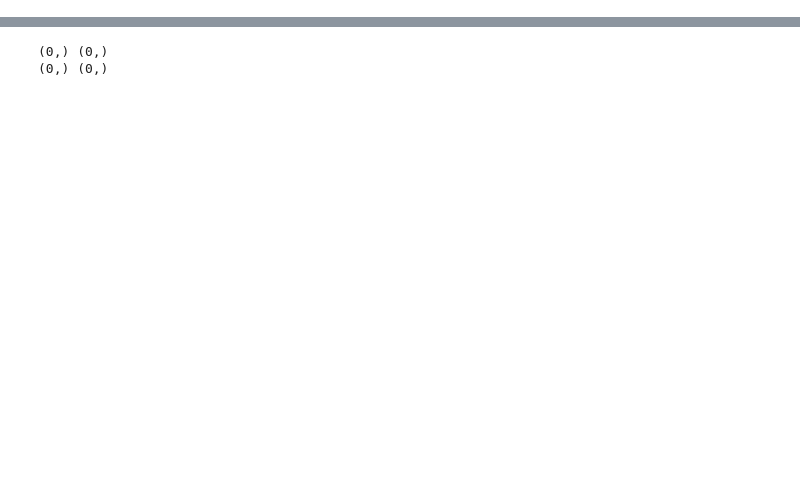
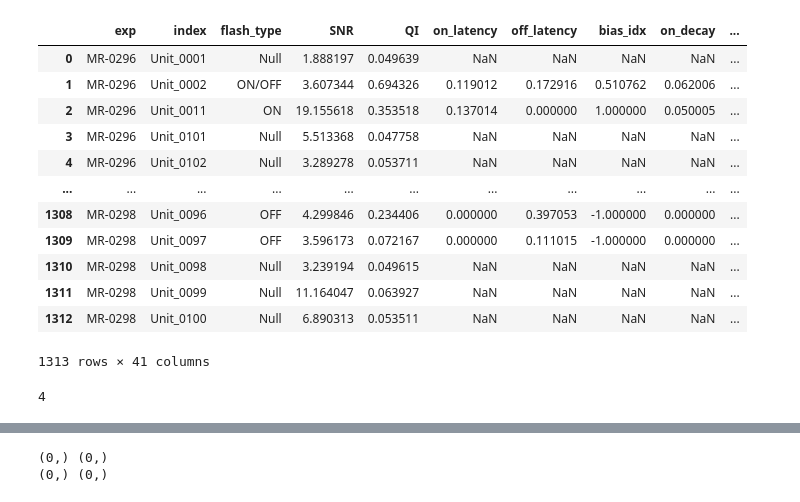
Before and after one commit to pabloreyesrobles/chirp-features, a Jupyter notebook: rgc_clustering.ipynb, the cells around one changed output, grey strips where cells are left out. Saved outputs shown, nothing was run; the diff lists cells and outputs as text; code cells hidden in the pictures; blank space fills up the shorter version.

```diff
--- a/rgc_clustering.ipynb
+++ b/rgc_clustering.ipynb
@@ -214,5 +214,25 @@ MR-0387 reading:
 
 Total cells for clustering: 4
+# %%
+pcells
+# %% [output]
+|  | exp | index | flash_type | SNR | QI | on_latency | off_latency | bias_idx | on_decay | ... |
+| 0 | MR-0296 | Unit_0001 | Null | 1.888197 | 0.049639 | NaN | NaN | NaN | NaN | ... |
+| 1 | MR-0296 | Unit_0002 | ON/OFF | 3.607344 | 0.694326 | 0.119012 | 0.172916 | 0.510762 | 0.062006 | ... |
+| 2 | MR-0296 | Unit_0011 | ON | 19.155618 | 0.353518 | 0.137014 | 0.000000 | 1.000000 | 0.050005 | ... |
+| 3 | MR-0296 | Unit_0101 | Null | 5.513368 | 0.047758 | NaN | NaN | NaN | NaN | ... |
+| 4 | MR-0296 | Unit_0102 | Null | 3.289278 | 0.053711 | NaN | NaN | NaN | NaN | ... |
+| ... | ... | ... | ... | ... | ... | ... | ... | ... | ... | ... |
+| 1308 | MR-0298 | Unit_0096 | OFF | 4.299846 | 0.234406 | 0.000000 | 0.397053 | -1.000000 | 0.000000 | ... |
+| 1309 | MR-0298 | Unit_0097 | OFF | 3.596173 | 0.072167 | 0.000000 | 0.111015 | -1.000000 | 0.000000 | ... |
+| 1310 | MR-0298 | Unit_0098 | Null | 3.239194 | 0.049615 | NaN | NaN | NaN | NaN | ... |
+| 1311 | MR-0298 | Unit_0099 | Null | 11.164047 | 0.063927 | NaN | NaN | NaN | NaN | ... |
+| 1312 | MR-0298 | Unit_0100 | Null | 6.890313 | 0.053511 | NaN | NaN | NaN | NaN | ... |
+1313 rows × 41 columns
+# %%
+len(spiketimes_grp)
+# %% [output]
+4
 # %%
 nspikes = {}
 with h5py.File(sorting, 'r') as spks:
```
Also changed, not shown: parts of 9 cells of this notebook.
